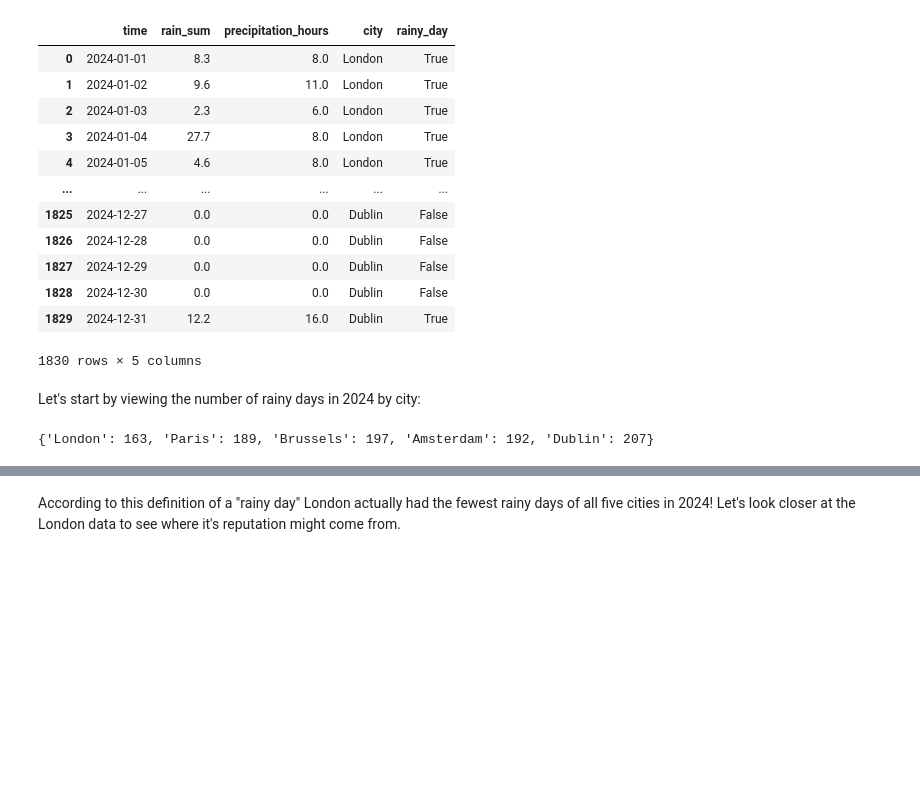
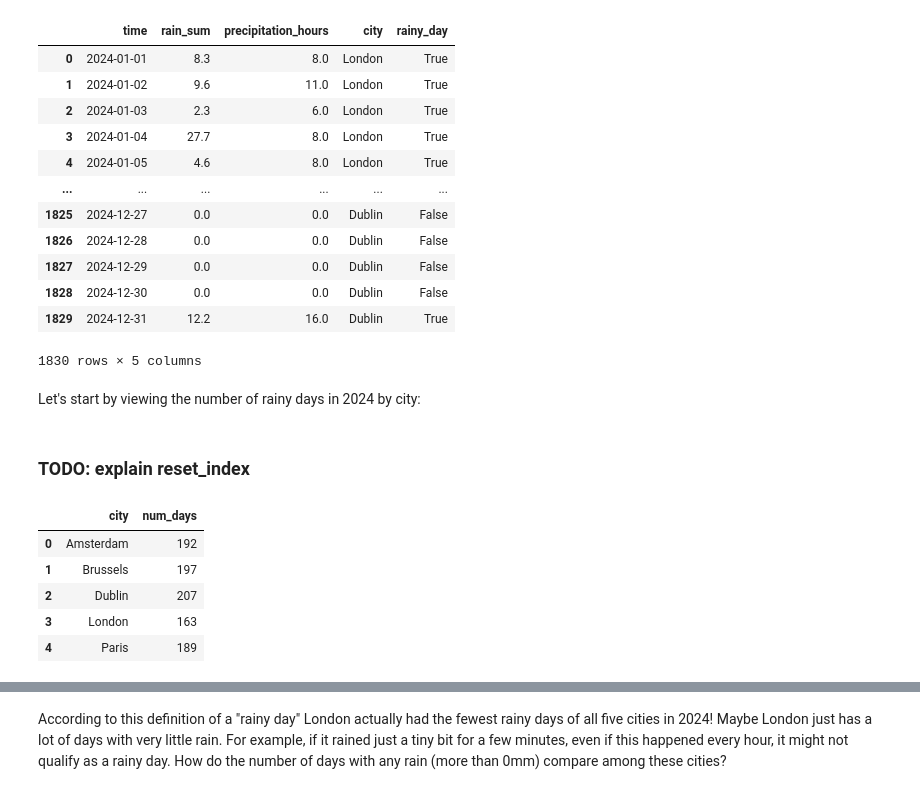
Before and after one commit to theaw3275/LSE-ME204-midterm, a Jupyter notebook: NB02 - Data Analysis.ipynb, the cells around one changed output, grey strips where cells are left out. Saved outputs shown, nothing was run; the diff lists cells and outputs as text; code cells hidden in the pictures; blank space fills up the shorter version.

Commit message:
added more analysis, groupbys

```diff
--- a/NB02 - Data Analysis.ipynb
+++ b/NB02 - Data Analysis.ipynb
@@ -22,6 +22,7 @@ from IPython.display import Image
 First load the data from the CSV:
 # %%
 df = pd.read_csv("data/rain_data_2024.csv")
+df['time'] = pd.to_datetime(df['time'], format='ISO8601') # convert to datetime format again
 df
 # %% [output]
 |  | time | rain_sum | precipitation_hours | city | rainy_day |
@@ -39,20 +40,16 @@ df
 1830 rows × 5 columns
 # %% [markdown]
 Let's start by viewing the number of rainy days in 2024 by city:
-# %%
-# Get total number of rainy days in the year per city
-total_rainy_days = {
-    "London": 0,
-    "Paris": 0,
-    "Brussels": 0,
-    "Amsterdam": 0,
-    "Dublin": 0
-}
-for i in range(len(df)):
-    if df['rainy_day'][i]:
-        total_rainy_days[df['city'][i]] = total_rainy_days[df['city'][i]] + 1
-
-total_rainy_days
-# %% [output]
-{'London': 163, 'Paris': 189, 'Brussels': 197, 'Amsterdam': 192, 'Dublin': 207}
+# %% [markdown]
+### TODO: explain reset_index
+# %%
+total_rainy_days = df.groupby('city')['rainy_day'].sum().reset_index(name = 'num_days')
+total_rainy_days
+# %% [output]
+|  | city | num_days |
+| 0 | Amsterdam | 192 |
+| 1 | Brussels | 197 |
+| 2 | Dublin | 207 |
+| 3 | London | 163 |
+| 4 | Paris | 189 |
 # %%
@@ -73,4 +68,4 @@ plt.tight_layout()
 # %% [output]
 [drawing not drawn]
 # %% [markdown]
-According to this definition of a "rainy day" London actually had the fewest rainy days of all five cities in 2024! Let's look closer at the London data to see where it's reputation might come from.
+According to this definition of a "rainy day" London actually had the fewest rainy days of all five cities in 2024! Maybe London just has a lot of days with very little rain. For example, if it rained just a tiny bit for a few minutes, even if this happened every hour, it might not qualify as a rainy day. How do the number of days with any rain (more than 0mm) compare among these cities?
```
Also changed, not shown: parts of 10 cells of this notebook.
